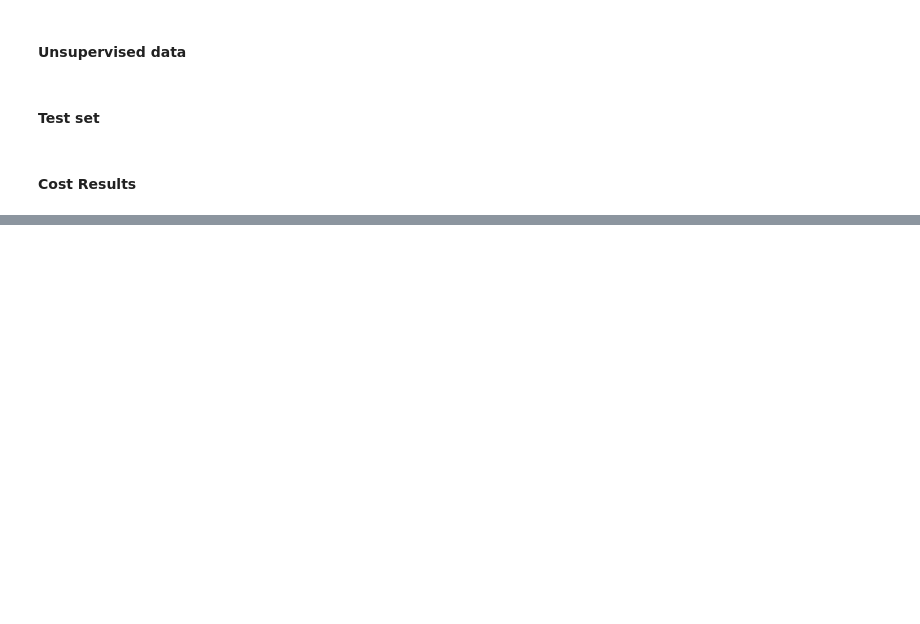
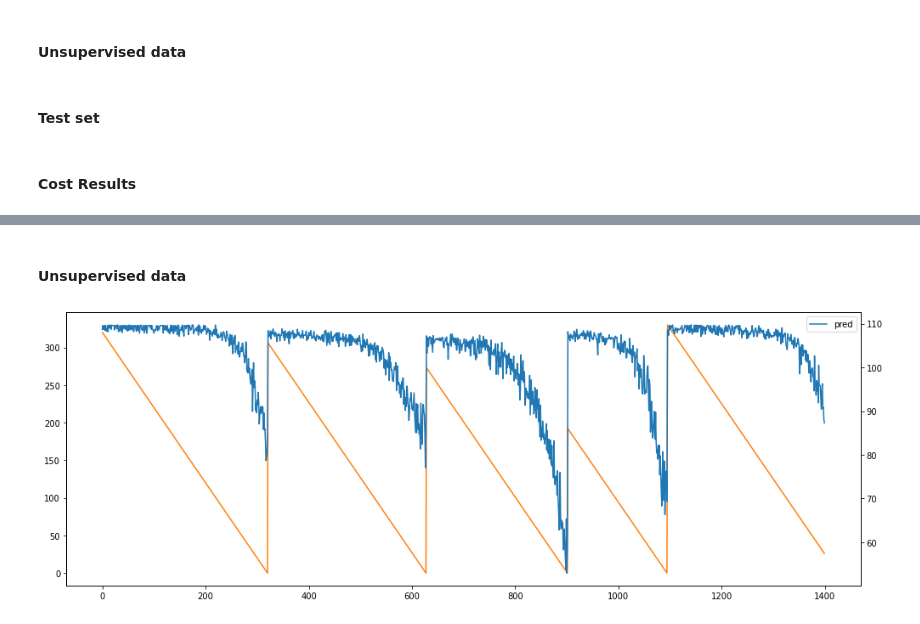
Before and after one commit to qnozo/AI_in_Industry_project, a Jupyter notebook: notebooks/RUL-based_maintenance_policies.ipynb.ipynb, the cells around one changed output, grey strips where cells are left out. Saved outputs shown, nothing was run; the diff lists cells and outputs as text; code cells hidden in the pictures; blank space fills up the shorter version.

```diff
--- a/notebooks/RUL-based_maintenance_policies.ipynb.ipynb
+++ b/notebooks/RUL-based_maintenance_policies.ipynb.ipynb
@@ -221,0 +239,7 @@ print(f'Optimal threshold for the training set: {trs_thr}')
+# %% [markdown]
+#### Unsupervised data
+# %%
+tru_pred = nn3.predict(tru_s[dt_in]).ravel() * trmaxrul
+utils.plot_rul(tru_pred[:stop], tru["rul"].iloc[:stop], same_scale=False, figsize=figsize)
+# %% [output]
+[figure, added]
```
Also changed, not shown: parts of 12 cells of this notebook.
